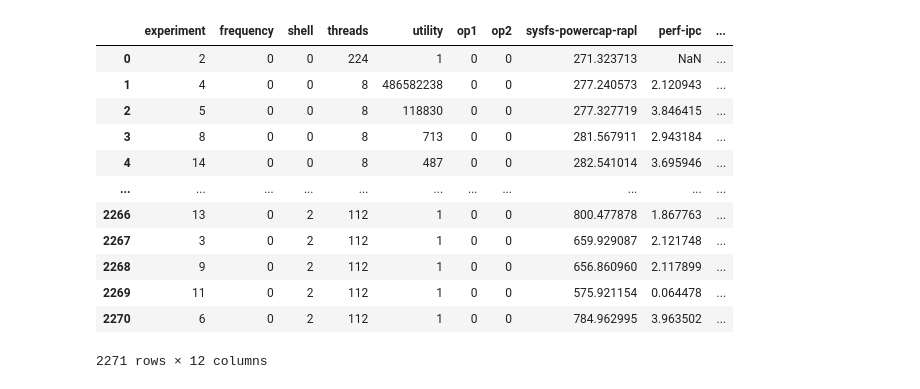
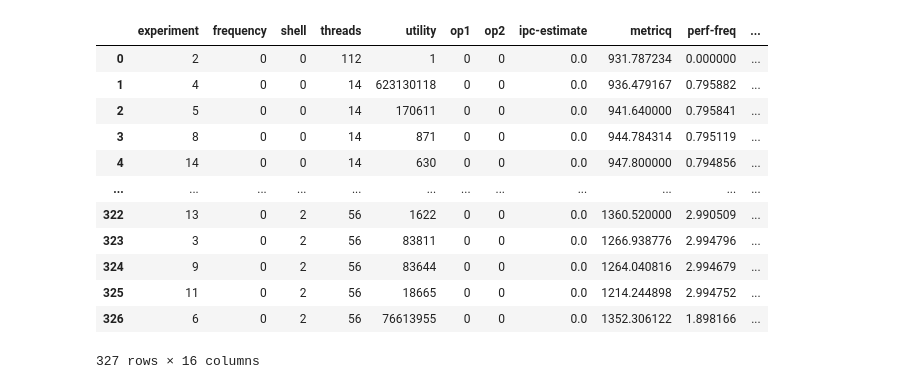
Before and after one commit to marenz2569/2025-sapphire-rapids-ee, a Jupyter notebook: measurements/rapl-accuracy/Plot.ipynb, the cells around one changed output. Cells and saved outputs as stored; diff of their text form; code cells hidden in the pictures.

```diff
--- a/measurements/rapl-accuracy/Plot.ipynb
+++ b/measurements/rapl-accuracy/Plot.ipynb
@@ -45,23 +45,23 @@ pylab.rcParams['legend.fontsize'] = 20
 def printmd(string):
     display(Markdown(string))
 # %%
-filename = './results/results-60s.csv'
+filename = './results/2025-07-23.csv'
 
 experiments = pd.read_csv(filename, sep=',')
 experiments
 # %% [output]
-|  | experiment | frequency | shell | threads | utility | op1 | op2 | sysfs-powercap-rapl | perf-ipc | ... |
-| 0 | 2 | 0 | 0 | 224 | 1 | 0 | 0 | 271.323713 | NaN | ... |
-| 1 | 4 | 0 | 0 | 8 | 486582238 | 0 | 0 | 277.240573 | 2.120943 | ... |
-| 2 | 5 | 0 | 0 | 8 | 118830 | 0 | 0 | 277.327719 | 3.846415 | ... |
-| 3 | 8 | 0 | 0 | 8 | 713 | 0 | 0 | 281.567911 | 2.943184 | ... |
-| 4 | 14 | 0 | 0 | 8 | 487 | 0 | 0 | 282.541014 | 3.695946 | ... |
-| ... | ... | ... | ... | ... | ... | ... | ... | ... | ... | ... |
-| 2266 | 13 | 0 | 2 | 112 | 1 | 0 | 0 | 800.477878 | 1.867763 | ... |
-| 2267 | 3 | 0 | 2 | 112 | 1 | 0 | 0 | 659.929087 | 2.121748 | ... |
-| 2268 | 9 | 0 | 2 | 112 | 1 | 0 | 0 | 656.860960 | 2.117899 | ... |
-| 2269 | 11 | 0 | 2 | 112 | 1 | 0 | 0 | 575.921154 | 0.064478 | ... |
-| 2270 | 6 | 0 | 2 | 112 | 1 | 0 | 0 | 784.962995 | 3.963502 | ... |
+|  | experiment | frequency | shell | threads | utility | op1 | op2 | ipc-estimate | metricq | perf-freq | ... |
+| 0 | 2 | 0 | 0 | 112 | 1 | 0 | 0 | 0.0 | 931.787234 | 0.000000 | ... |
+| 1 | 4 | 0 | 0 | 14 | 623130118 | 0 | 0 | 0.0 | 936.479167 | 0.795882 | ... |
+| 2 | 5 | 0 | 0 | 14 | 170611 | 0 | 0 | 0.0 | 941.640000 | 0.795841 | ... |
+| 3 | 8 | 0 | 0 | 14 | 871 | 0 | 0 | 0.0 | 944.784314 | 0.795119 | ... |
+| 4 | 14 | 0 | 0 | 14 | 630 | 0 | 0 | 0.0 | 947.800000 | 0.794856 | ... |
+| ... | ... | ... | ... | ... | ... | ... | ... | ... | ... | ... | ... |
+| 322 | 13 | 0 | 2 | 56 | 1622 | 0 | 0 | 0.0 | 1360.520000 | 2.990509 | ... |
+| 323 | 3 | 0 | 2 | 56 | 83811 | 0 | 0 | 0.0 | 1266.938776 | 2.994796 | ... |
+| 324 | 9 | 0 | 2 | 56 | 83644 | 0 | 0 | 0.0 | 1264.040816 | 2.994679 | ... |
+| 325 | 11 | 0 | 2 | 56 | 18665 | 0 | 0 | 0.0 | 1214.244898 | 2.994752 | ... |
+| 326 | 6 | 0 | 2 | 56 | 76613955 | 0 | 0 | 0.0 | 1352.306122 | 1.898166 | ... |
-2271 rows × 12 columns
+327 rows × 16 columns
 # %%
 power_patterns = {
```
Also changed, not shown: parts of 3 cells of this notebook, 5 other files.
